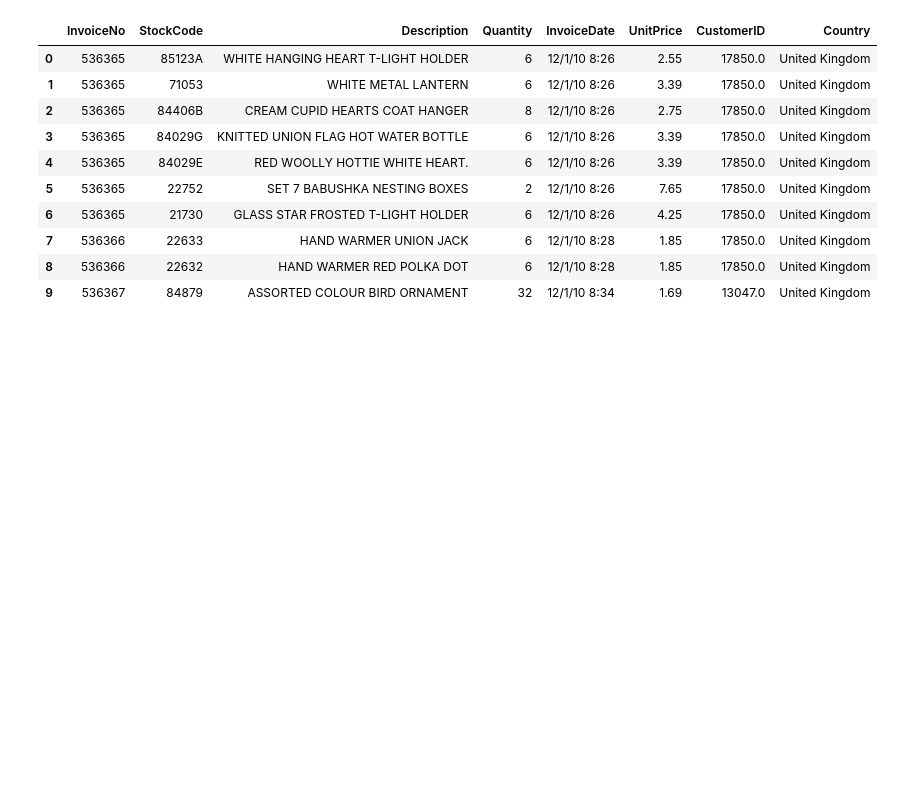
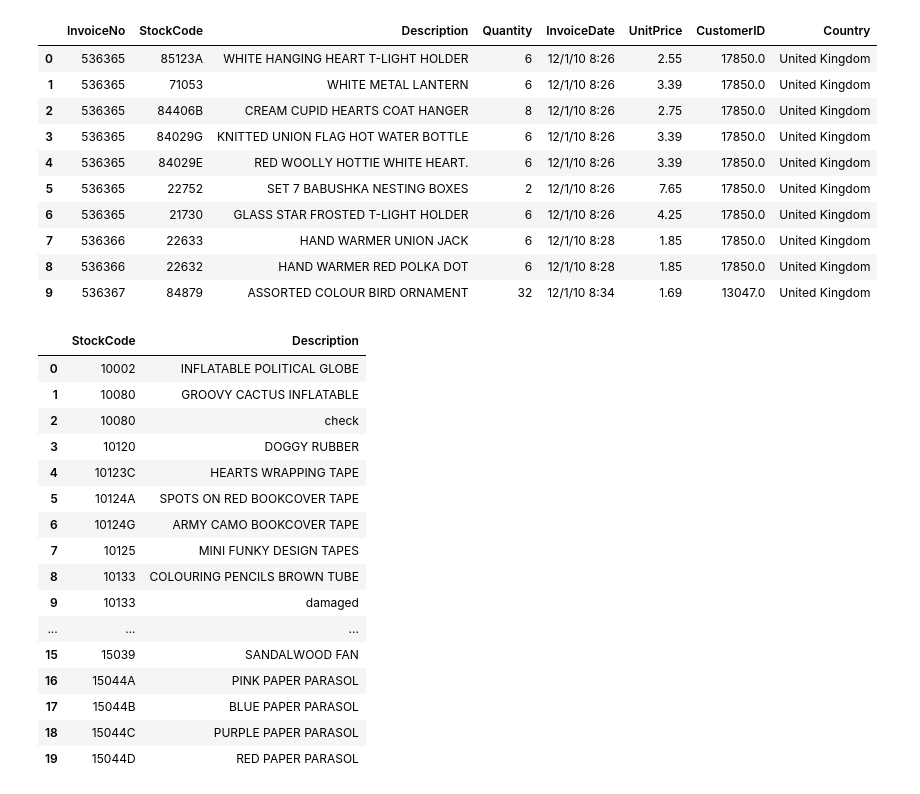
Before and after one commit to EAlmazanG/e2e-shop-pipedash, a Jupyter notebook: notebooks/prepare_data.ipynb, the cells around one changed output. Saved outputs shown, nothing was run; the diff lists cells and outputs as text; code cells hidden in the pictures; blank space fills up the shorter version.

```diff
--- a/notebooks/prepare_data.ipynb
+++ b/notebooks/prepare_data.ipynb
@@ -30,3 +32,24 @@ display(raw_data.head(10))
 | 7 | 536366 | 22633 | HAND WARMER UNION JACK | 6 | 12/1/10 8:28 | 1.85 | 17850.0 | United Kingdom |
 | 8 | 536366 | 22632 | HAND WARMER RED POLKA DOT | 6 | 12/1/10 8:28 | 1.85 | 17850.0 | United Kingdom |
 | 9 | 536367 | 84879 | ASSORTED COLOUR BIRD ORNAMENT | 32 | 12/1/10 8:34 | 1.69 | 13047.0 | United Kingdom |
+# %%
+items = raw_data.groupby(['StockCode', 'Description']).count()[[]].reset_index()
+items.head(20)
+# %% [output]
+|  | StockCode | Description |
+| 0 | 10002 | INFLATABLE POLITICAL GLOBE |
+| 1 | 10080 | GROOVY CACTUS INFLATABLE |
+| 2 | 10080 | check |
+| 3 | 10120 | DOGGY RUBBER |
+| 4 | 10123C | HEARTS WRAPPING TAPE |
+| 5 | 10124A | SPOTS ON RED BOOKCOVER TAPE |
+| 6 | 10124G | ARMY CAMO BOOKCOVER TAPE |
+| 7 | 10125 | MINI FUNKY DESIGN TAPES |
+| 8 | 10133 | COLOURING PENCILS BROWN TUBE |
+| 9 | 10133 | damaged |
+| ... | ... | ... |
+| 15 | 15039 | SANDALWOOD FAN |
+| 16 | 15044A | PINK PAPER PARASOL |
+| 17 | 15044B | BLUE PAPER PARASOL |
+| 18 | 15044C | PURPLE PAPER PARASOL |
+| 19 | 15044D | RED PAPER PARASOL |
```
Also changed, not shown: parts of 9 cells of this notebook.
